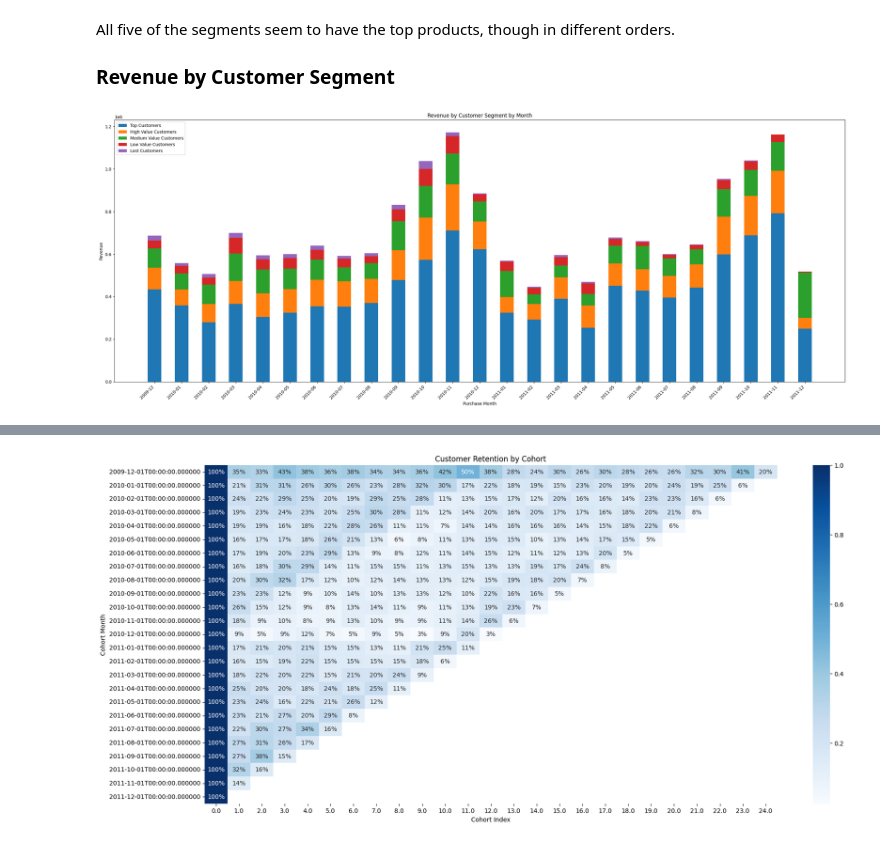
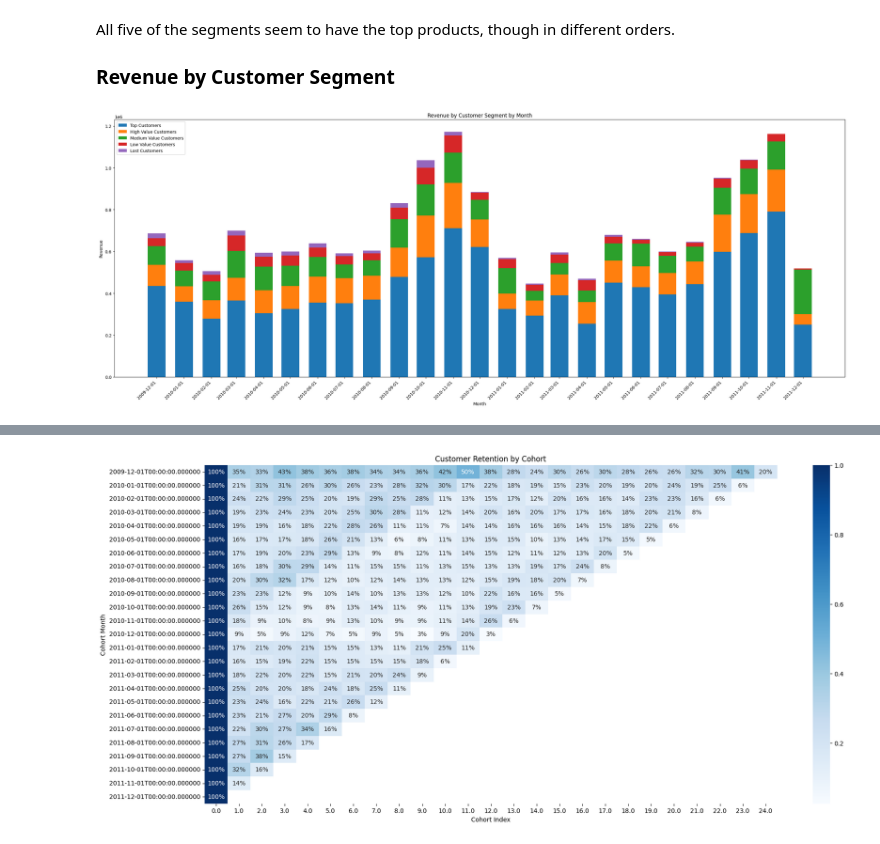
Before and after one commit to kacpersienkiewicz/Online-Retail-II, a Jupyter notebook: 02_eda.ipynb, the cells around one changed output, grey strips where cells are left out. Drawn from its saved outputs; the diff is of its cells as text; code cells hidden in the pictures.

```diff
--- a/02_eda.ipynb
+++ b/02_eda.ipynb
@@ -25,7 +25,8 @@ Country              str
 Revenue          float64
 dtype: object
 # %%
-df['InvoiceDate'] = pd.to_datetime(df['InvoiceDate'])
+df["InvoiceDate"] = pd.to_datetime(df["InvoiceDate"])
+df["PurchaseMonth"] = pd.to_datetime(df["PurchaseMonth"])
 df.dtypes
 # %% [output]
 Invoice                     str
@@ -488,43 +479,43 @@ All five of the segments seem to have the top products, though in different orde
 
 ### Revenue by Customer Segment
 # %%
-top_customers_by_month = top_customer_df.groupby('Purchase Month')['Revenue'].sum()
-high_value_customers_by_month = high_value_customer_df.groupby('Purchase Month')['Revenue'].sum()
-medium_value_customers_by_month = medium_value_customer_df.groupby('Purchase Month')['Revenue'].sum()
-low_value_customers_by_month = low_value_customer_df.groupby('Purchase Month')['Revenue'].sum()
-lost_customers_by_month = lost_customer_df.groupby('Purchase Month')['Revenue'].sum()
+top_customers_by_month = top_customer_df.groupby("PurchaseMonth")["Revenue"].sum()
+high_value_customers_by_month = high_value_customer_df.groupby("PurchaseMonth")["Revenue"].sum()
+medium_value_customers_by_month = medium_value_customer_df.groupby("PurchaseMonth")["Revenue"].sum()
+low_value_customers_by_month = low_value_customer_df.groupby("PurchaseMonth")["Revenue"].sum()
+lost_customers_by_month = lost_customer_df.groupby("PurchaseMonth")["Revenue"].sum()
 
-all_months = sorted(df['Purchase Month'].unique())
+all_months = sorted(df["PurchaseMonth"].unique())
 
 top_customers_by_month = top_customers_by_month.reindex(all_months, fill_value=0)
 high_value_customers_by_month = high_value_customers_by_month.reindex(all_months, fill_value=0)
 medium_value_customers_by_month = medium_value_customers_by_month.reindex(all_months, fill_value=0)
 low_value_customers_by_month = low_value_customers_by_month.reindex(all_months, fill_value=0)
 lost_customers_by_month = lost_customers_by_month.reindex(all_months, fill_value=0)
 
 customer_segment_data = {
     "Top Customers": top_customers_by_month,
     "High Value Customers": high_value_customers_by_month,
     "Medium Value Customers": medium_value_customers_by_month,
     "Low Value Customers": low_value_customers_by_month,
     "Lost Customers": lost_customers_by_month,
 }
 
 plt.figure(figsize=(25,10))
 ax = plt.subplot()
 bottom = np.zeros(len(all_months))
-width = 0.5
+width = 20
 
 for customer_segment, revenue_data in customer_segment_data.items():
     p = ax.bar(all_months, revenue_data.values, width, label=customer_segment, bottom=bottom)
     bottom += revenue_data.values
 
-ax.set_xlabel('Purchase Month')
-ax.set_ylabel('Revenue')
-ax.set_title('Revenue by Customer Segment by Month')
+ax.set_xlabel("Month")
+ax.set_ylabel("Revenue")
+ax.set_title("Revenue by Customer Segment by Month")
 ax.legend()
-plt.xticks(rotation=45, ha='right')
+plt.xticks(all_months,rotation=45, ha="right")
 plt.tight_layout()
 plt.savefig("Images/Revenue_by_customer_segment_by_month.png")
 # %% [output]
-[figure, old version]
+[figure, new version]
```
Also changed, not shown: parts of 58 cells of this notebook.
